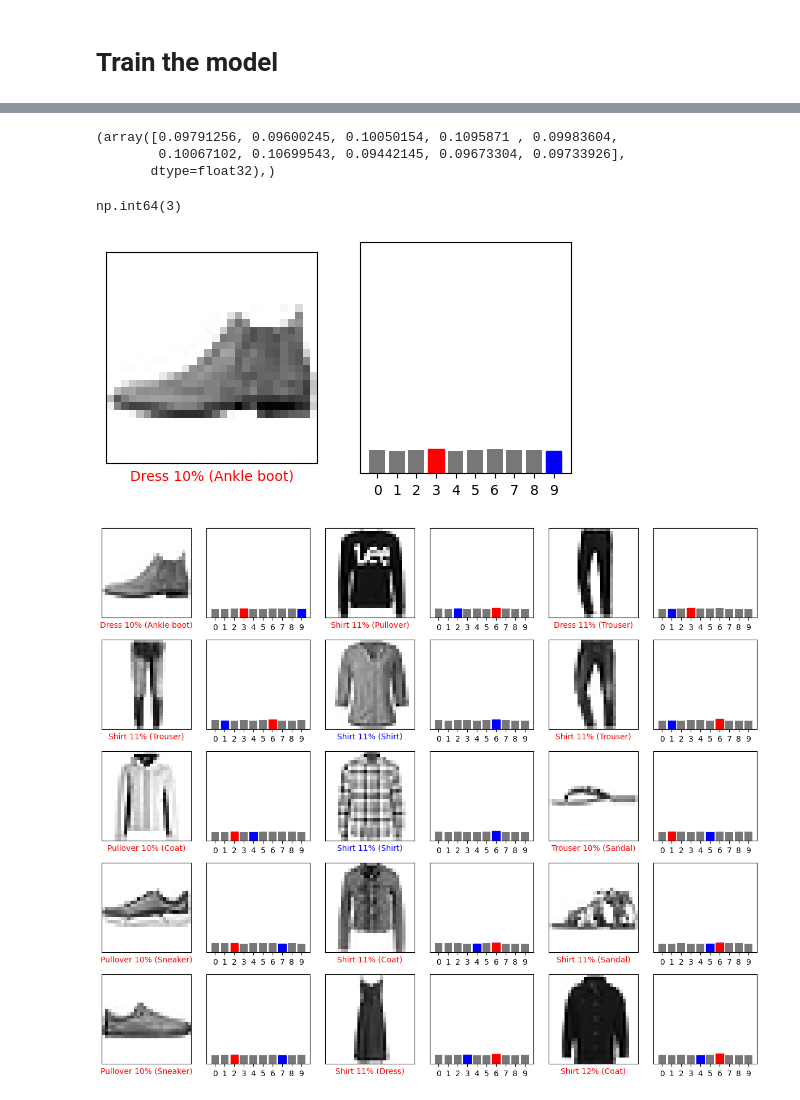
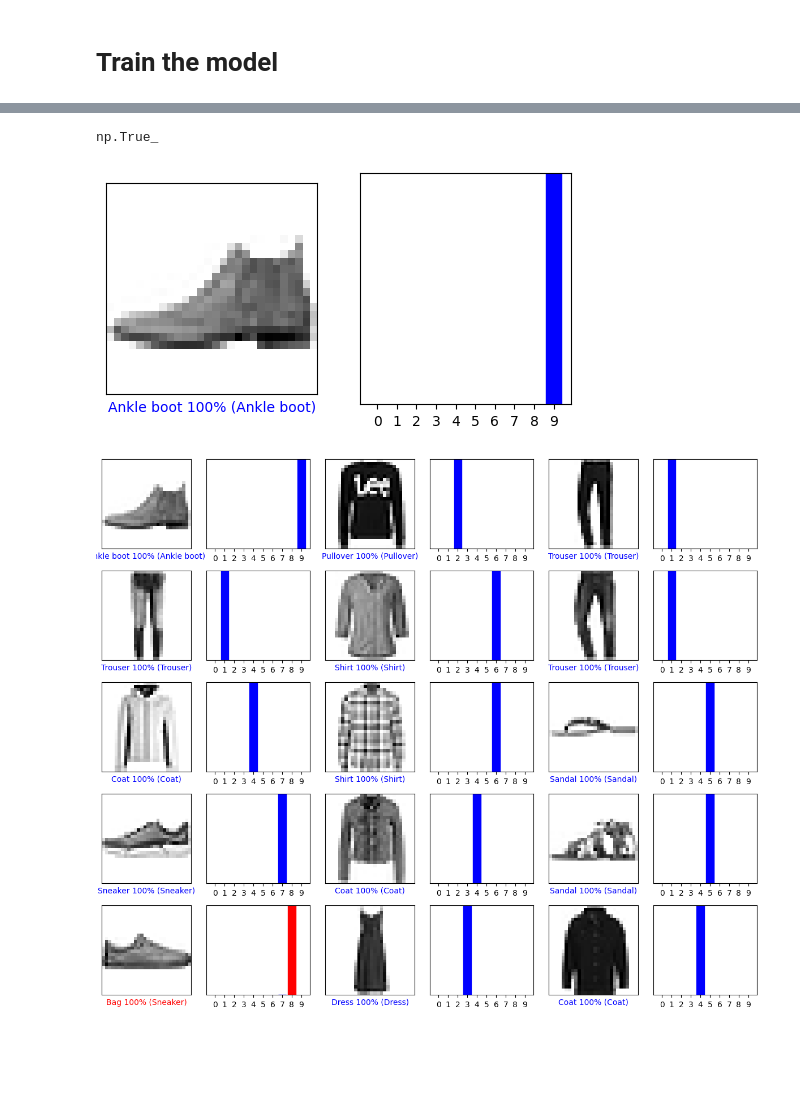
Before and after one commit to yafooz/MLintership, a Jupyter notebook: TASK3/tensrFlowImageCNN.ipynb, the cells around one changed output, grey strips where cells are left out. Drawn from its saved outputs; the diff is of its cells as text; code cells hidden in the pictures; blank space fills up the shorter version.

Commit message:
build CNN modelfor images

```diff
--- a/TASK3/tensrFlowImageCNN.ipynb
+++ b/TASK3/tensrFlowImageCNN.ipynb
@@ -116,13 +106,32 @@ model
+# %%
+
+model2 = Sequential()
+
+# 1. Convolutional Layer: Learns 32 different "filters" (features)
+model2.add(Conv2D(32, (3, 3), activation='relu', input_shape=(28, 28, 1)))
+
+# 2. Pooling Layer: Shrinks the image to make the model faster and more robust
+model2.add(MaxPooling2D((2, 2)))
+
+# 3. Second Convolutional Layer: Learns more complex patterns
+model2.add(Conv2D(64, (3, 3), activation='relu'))
+model2.add(MaxPooling2D((2, 2)))
+
+# 4. The "Bridge": Flatten the 2D patterns into a 1D vector
+model2.add(Flatten())
+
+# 5. Fully Connected Layers: The same logic as your previous model
+model2.add(Dense(128, activation='relu'))
+model2.add(Dense(10, activation='softmax')) # Softmax for probability output
 # %% [markdown]
 # Compile the model
 # %%
-from tensorflow.keras.losses import SparseCategoricalCrossentropy
-model.compile(optimizer='adam',
+model2.compile(optimizer='adam',
               loss=SparseCategoricalCrossentropy(from_logits=True),
               metrics=['accuracy'])
 # %% [markdown]
 # Train the model
 # %%
-model.fit(train_images, train_labels, epochs=10)
+model2.fit(train_images, train_labels, epochs=10)
 # %% [output]
 Epoch 1/10
@@ -159,3 +169,3 @@ model.add(Softmax())
 # %%
-predictions=model.predict(test_images)
+ptredictionsCNN=model2.predict(test_images)
 # %% [output]
@@ -163,15 +173,7 @@ predictions=model.predict(test_images)
-# %%
-#on each row of prediction there is a 10 dsitribution of probabilties
-#for example
-predictions[2] ,#we can see which is the hiest probabilty to know which label is belong to this image for the iamage at this cell we can choose by argmax function
-# %% [output]
-(array([0.09791256, 0.09600245, 0.10050154, 0.1095871 , 0.09983604,
-        0.10067102, 0.10699543, 0.09442145, 0.09673304, 0.09733926],
-       dtype=float32),)
-# %%
-np.argmax(predictions[2]) #which mean 3 is the highest probabilties compare it with Classes name Pullover
-# %% [output]
-np.int64(3)
+# %%
+np.argmax(ptredictionsCNN[2]) == test_labels[2]
+# %% [output]
+np.True_
 # %%
 #Define functions to graph the full set of 10 class predictions.
 def plot_image(i, predictions_array, true_label, img):
@@ -208,25 +210,25 @@ def plot_value_array(i, predictions_array, true_label):
 i = 0
 plt.figure(figsize=(6,3))
 plt.subplot(1,2,1)
-plot_image(i, predictions[i], y_test, test_images)
+plot_image(i, ptredictionsCNN[i], y_test, test_images)
 plt.subplot(1,2,2)
-plot_value_array(i, predictions[i],  y_test)
+plot_value_array(i, ptredictionsCNN[i],  y_test)
 plt.show()
 # %% [output]
-[figure, old version]
+[figure, new version]
 # %%
 # Plot the first X test images, their predicted labels, and the true labels.
 # Color correct predictions in blue and incorrect predictions in red.
 num_rows = 5
 num_cols = 3
 num_images = num_rows*num_cols
 plt.figure(figsize=(2*2*num_cols, 2*num_rows))
 for i in range(num_images):
   plt.subplot(num_rows, 2*num_cols, 2*i+1)
-  plot_image(i, predictions[i], y_test, test_images)
+  plot_image(i, ptredictionsCNN[i], y_test, test_images)
   plt.subplot(num_rows, 2*num_cols, 2*i+2)
-  plot_value_array(i, predictions[i], y_test)
+  plot_value_array(i, ptredictionsCNN[i], y_test)
 plt.tight_layout()
 plt.show()
 # %% [output]
-[figure, old version]
+[figure, new version]
```
Also changed, not shown: parts of 13 cells of this notebook.
